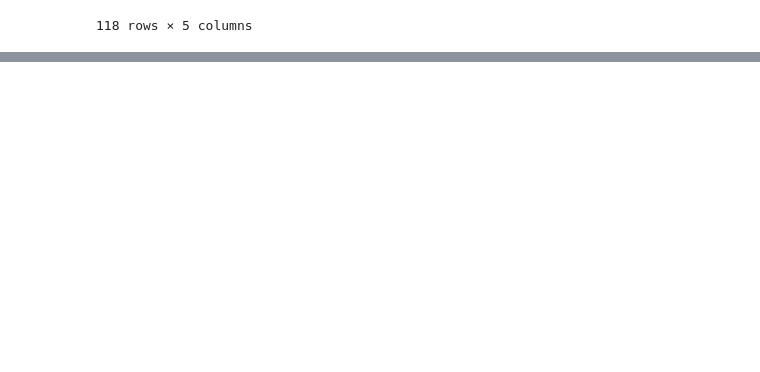
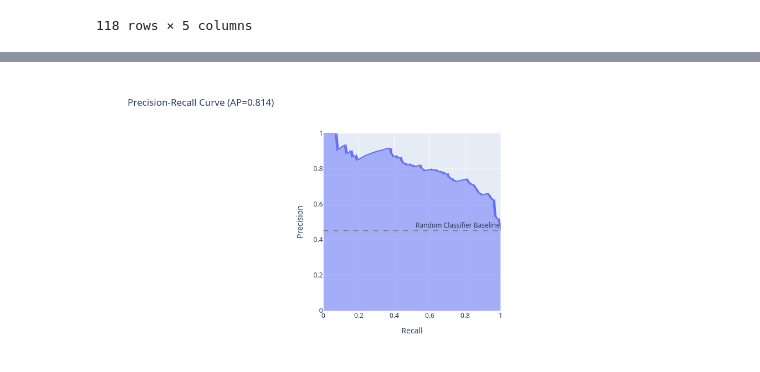
Before and after one commit to lenow55/perturbations-via-logprobs, a Jupyter notebook: research/SimVis.ipynb, the cells around one changed output, grey strips where cells are left out. Saved outputs shown, nothing was run; the diff lists cells and outputs as text; code cells hidden in the pictures; blank space fills up the shorter version.

```diff
--- a/research/SimVis.ipynb
+++ b/research/SimVis.ipynb
@@ -46,0 +50,38 @@ fig.show()
+# %%
+dfv = df[["check_id", "similarity"]]
+dfv.insert(2, "verdict", 1)
+
+dfv_n = df_n[["check_id", "similarity"]]
+dfv_n.insert(2, "verdict", 0)
+
+dfv_m = pd.concat([dfv, dfv_n],ignore_index=True)
+# %%
+y_test = dfv_m["verdict"].values
+y_scores = dfv_m["similarity"].values
+
+precision, recall, thresholds = precision_recall_curve(y_test, y_scores)
+ap_score = average_precision_score(y_test, y_scores)
+# %%
+fig = px.area(
+    x=recall,
+    y=precision,
+    title=f'Precision-Recall Curve (AP={ap_score:.3f})',
+    labels=dict(x='Recall', y='Precision'),
+    width=700,
+    height=500
+)
+
+fig.update_layout(
+    xaxis=dict(range=[0, 1], constrain='domain'),
+    yaxis=dict(range=[0, 1], scaleanchor="x", scaleratio=1),
+    hovermode='x unified'
+)
+
+
+baseline = sum(y_test) / len(y_test)
+fig.add_hline(y=baseline, line_dash="dash", line_color="gray",
+              annotation_text="Random Classifier Baseline")
+
+fig.show()
+# %% [output]
+[figure, added]
```
Also changed, not shown: parts of 4 cells of this notebook, 2 other files.
